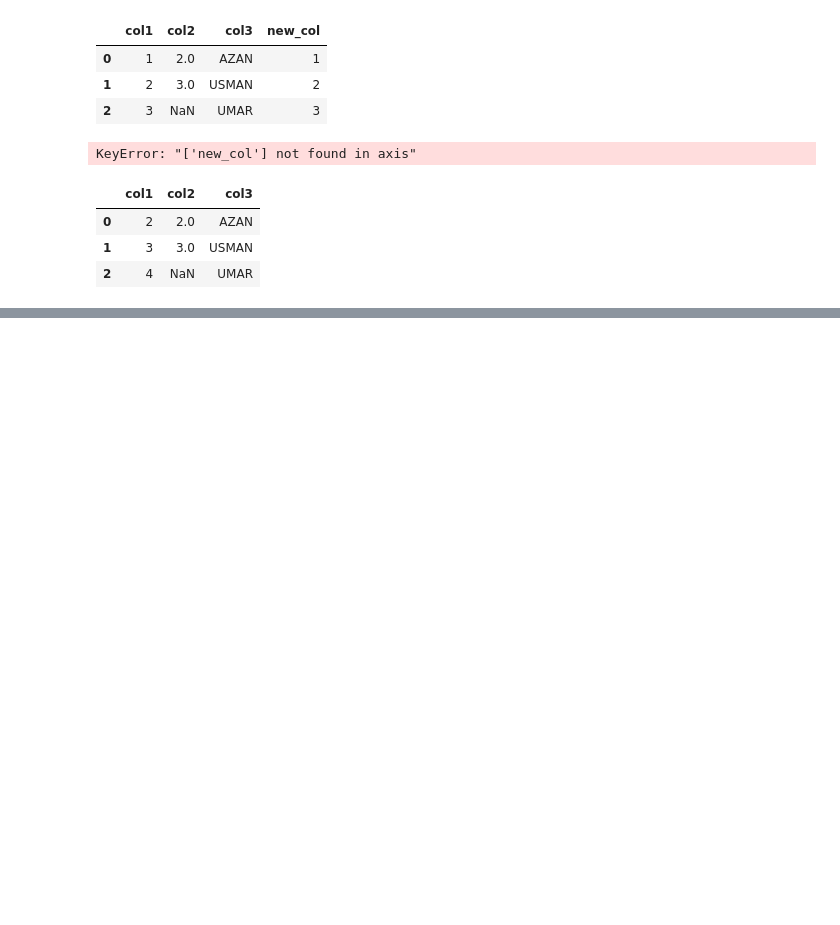
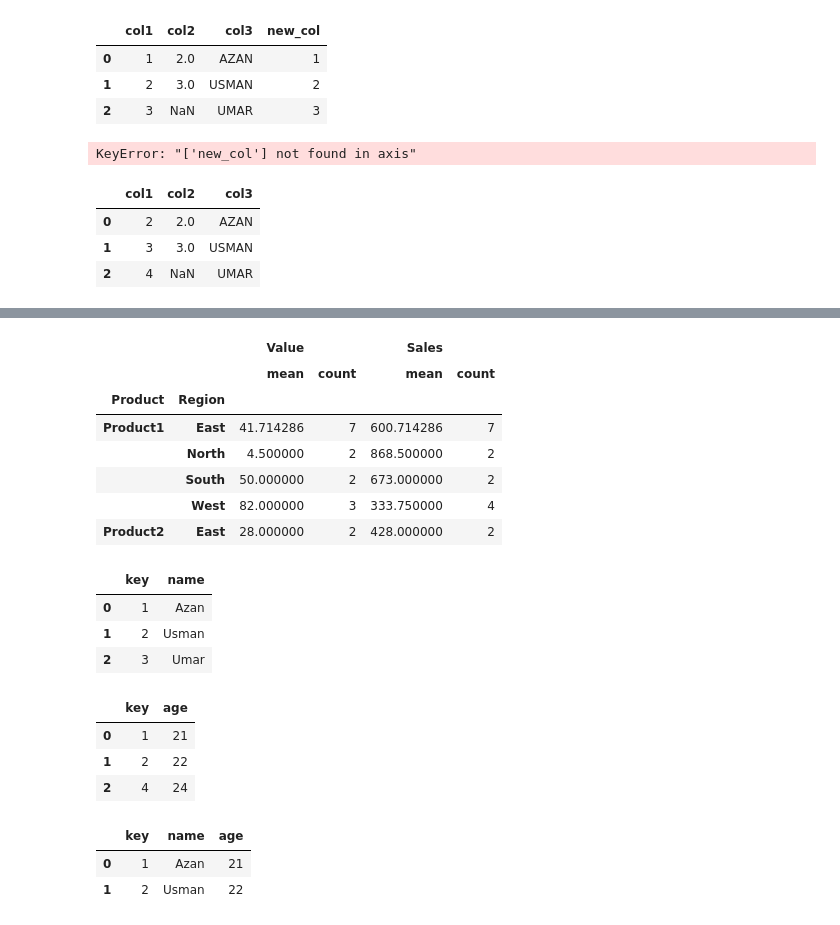
Before and after one commit to AbubakarFarooqi/ML-Handson, a Jupyter notebook: Pandas/pandas.ipynb, the cells around one changed output, grey strips where cells are left out. Drawn from its saved outputs; the diff is of its cells as text; code cells hidden in the pictures; blank space fills up the shorter version.

```diff
--- a/Pandas/pandas.ipynb
+++ b/Pandas/pandas.ipynb
@@ -118,0 +246,13 @@ df
+# %%
+# multiple column aggregations
+
+data.groupby(['Product','Region'])[['Value','Sales']].agg(['mean','count']).head()
+# %% [output]
+|  |  | Value |  | Sales |  |
+|  |  | mean | count | mean | count |
+| Product | Region |  |  |  |  |
+| Product1 | East | 41.714286 | 7 | 600.714286 | 7 |
+|  | North | 4.500000 | 2 | 868.500000 | 2 |
+|  | South | 50.000000 | 2 | 673.000000 | 2 |
+|  | West | 82.000000 | 3 | 333.750000 | 4 |
+| Product2 | East | 28.000000 | 2 | 428.000000 | 2 |
@@ -118,0 +271,22 @@ df
+# %%
+df1
+# %% [output]
+|  | key | name |
+| 0 | 1 | Azan |
+| 1 | 2 | Usman |
+| 2 | 3 | Umar |
+# %%
+df2
+# %% [output]
+|  | key | age |
+| 0 | 1 | 21 |
+| 1 | 2 | 22 |
+| 2 | 4 | 24 |
+# %%
+# Inner join
+
+pd.merge(df1,df2,on="key",how="inner").head()
+# %% [output]
+|  | key | name | age |
+| 0 | 1 | Azan | 21 |
+| 1 | 2 | Usman | 22 |
```
Also changed, not shown: parts of 14 cells of this notebook, 1 other file.
